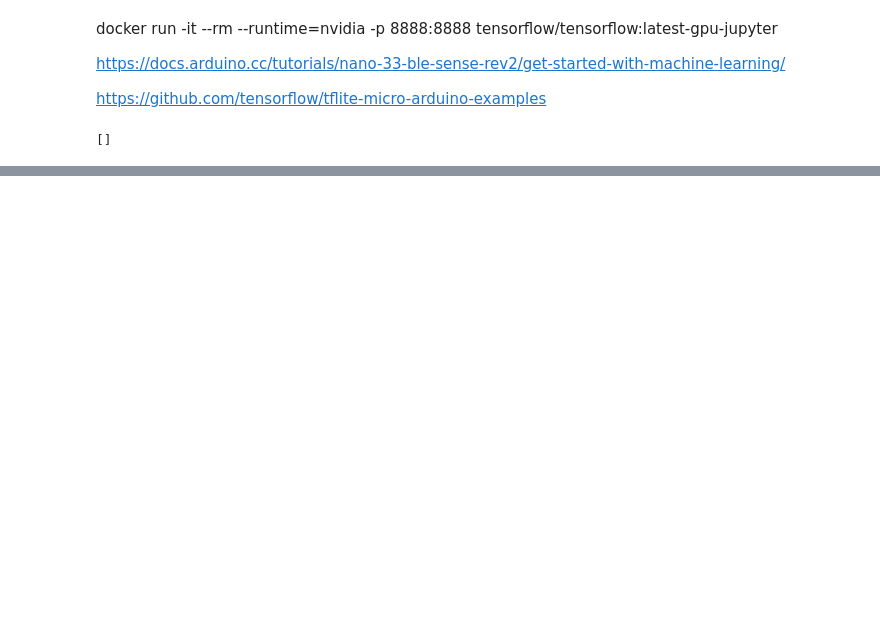
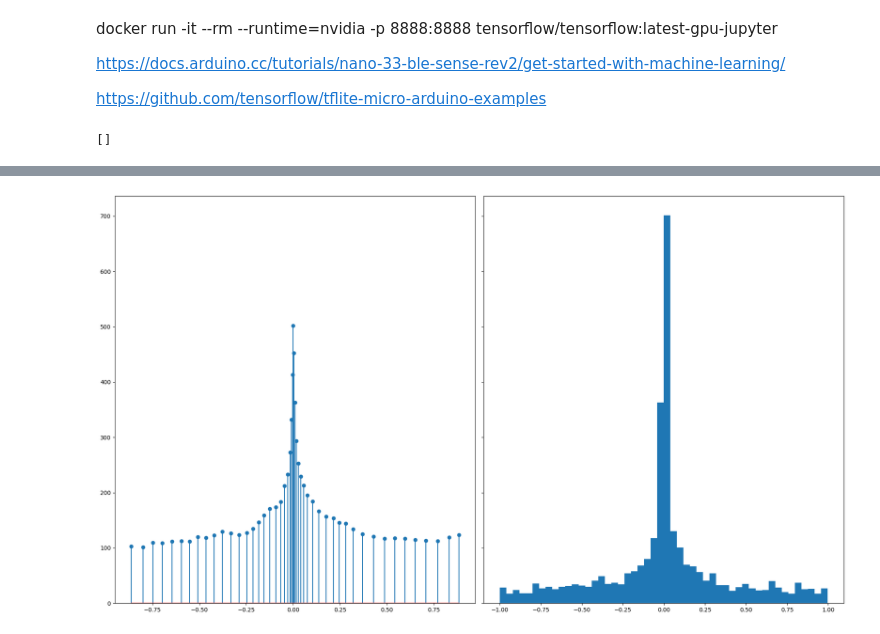
Before and after one commit to th-nuernberg/spicenet, a Jupyter notebook: code/embedded/embedded.ipynb, the cells around one changed output, grey strips where cells are left out. Saved outputs shown, nothing was run; the diff lists cells and outputs as text; code cells hidden in the pictures; blank space fills up the shorter version.

```diff
--- a/code/embedded/embedded.ipynb
+++ b/code/embedded/embedded.ipynb
@@ -13,0 +56,3 @@ print(tf.config.list_physical_devices('GPU'))
+# %%
+som.fit(df['result'])
+som.print_nodes()
@@ -14,3 +77,15 @@ print(tf.config.list_physical_devices('GPU'))
+# %%
+stem_x_values = som.get_as_matrix()[:, 0]
+stem_y_values = som.get_as_matrix()[:, 1]
+
+fig, axs = plt.subplots(1, 2, sharey=True, tight_layout=True)
+fig.set_size_inches(18.5, 10.5, forward=True)
+# We can set the number of bins with the *bins* keyword argument.
+axs[0].stem(stem_x_values, stem_y_values)
+axs[1].hist(df['result'], bins=n_bins)
+plt.show()
+# %% [output]
+[figure, added]
 # %%
 mnist = tf.keras.datasets.mnist
 
```
Also changed, not shown: parts of 10 cells of this notebook, 3 other files.
